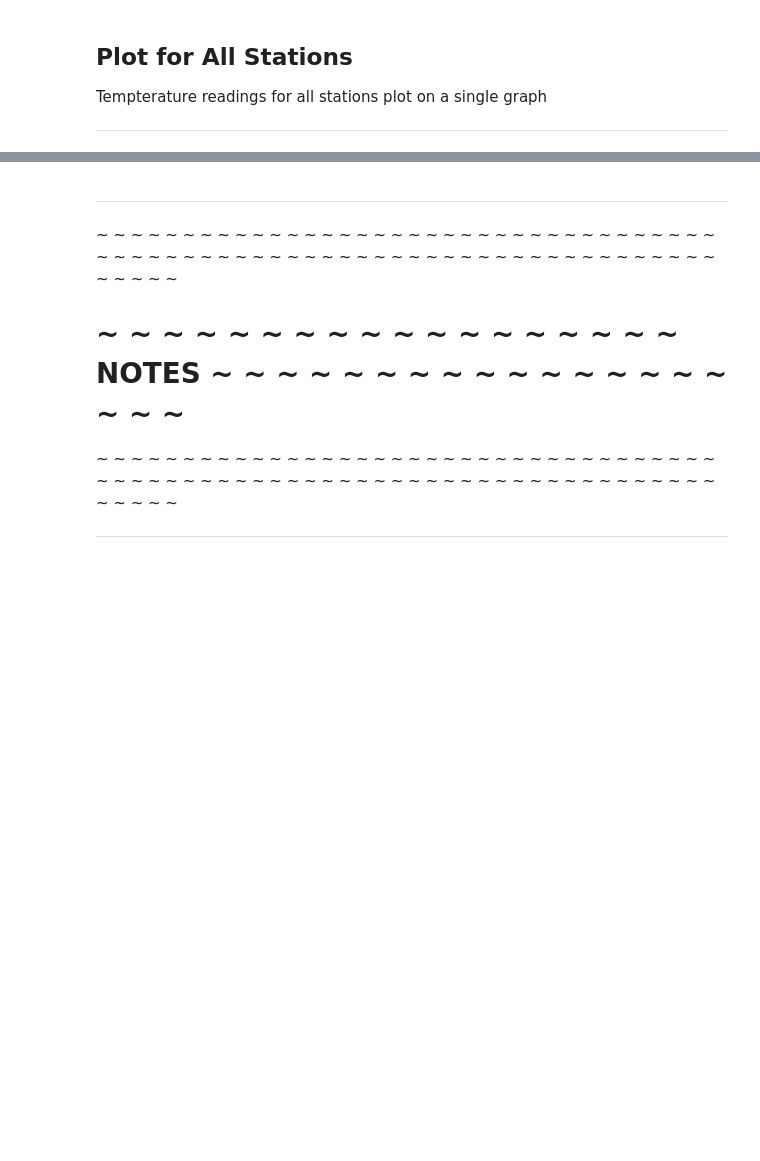
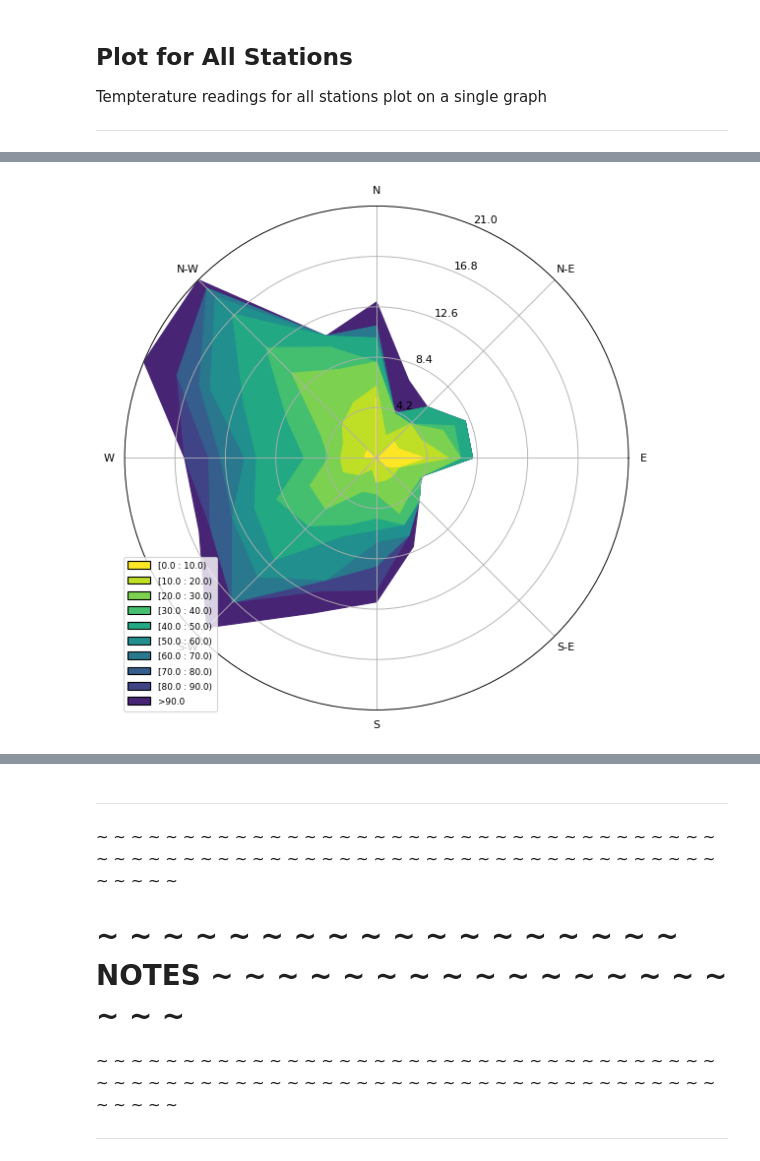
Before and after one commit to lck3nny/AuroraBC, a Jupyter notebook: Scraper/Scraper.ipynb, the cells around one changed output, grey strips where cells are left out. Cells and saved outputs as stored; diff of their text form; code cells hidden in the pictures; blank space fills up the shorter version.

Commit message:
Updtaed wind rose plots with names and improved legend

```diff
--- a/Scraper/Scraper.ipynb
+++ b/Scraper/Scraper.ipynb
@@ -433,6 +372,0 @@ def truncate_colormap(cmap, minval=0.0, maxval=1.0, n=100):
-# %%
-cmap = cm.viridis_r
-cmap = truncate_colormap(cmap, minval=0, maxval=0.7)
-ax = WindroseAxes.from_ax()
-ax.contourf(wd, ws, bins=np.arange(0, 100, 10), cmap=cmap)
-ax.set_legend()
@@ -441,0 +427,21 @@ ax.set_legend()
+# %%
+# Define color map and truncate to apropriate range
+cmap = cm.viridis_r
+cmap = truncate_colormap(cmap, minval=0, maxval=0.9)
+
+# Populate speed and direction vars from DataFrame
+wd = df[df['Station'] == "Quillayute"]['Wind_Direction'].to_list()
+ws = df[df['Station'] == "Quillayute"]['Wind_Speed'].to_list()
+
+# Plot wind rose for data set
+ax = WindroseAxes.from_ax()
+ax.contourf(wd, ws, bins=np.arange(0, 100, 10), cmap=cmap)
+ax.set_legend()
+
+# Save figure
+plt.title("Quillayute Wind")
+plt.savefig("./figures/wind/QuillayuteWind-{:0>4d}-{:0>2d}-{:0>2d}.png".format(datetime.now().year, datetime.now().month, datetime.now().day),
+                    format='png',dpi=150)
+plt.show()
+# %% [output]
+[figure, added]
```
Also changed, not shown: parts of 18 cells of this notebook, 8 other files.
